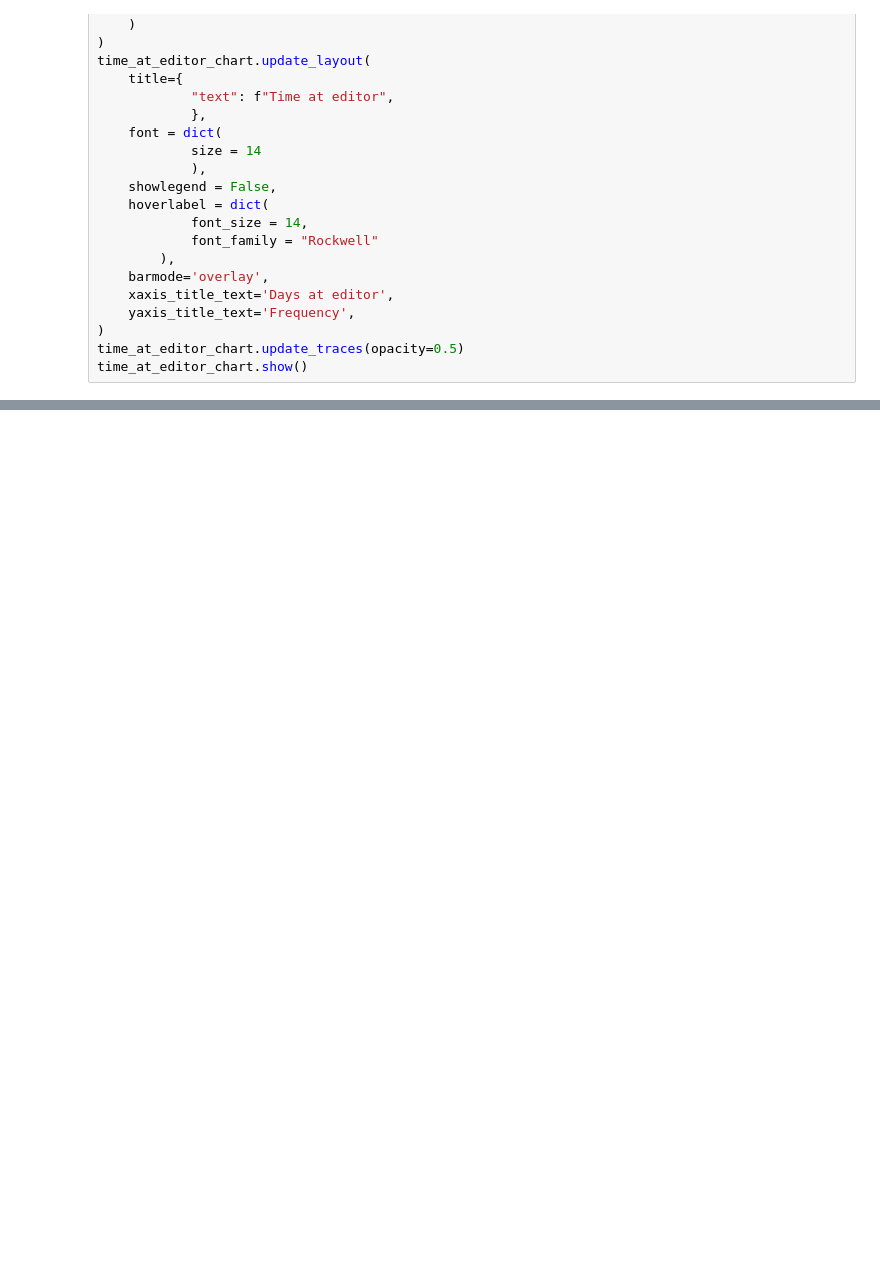
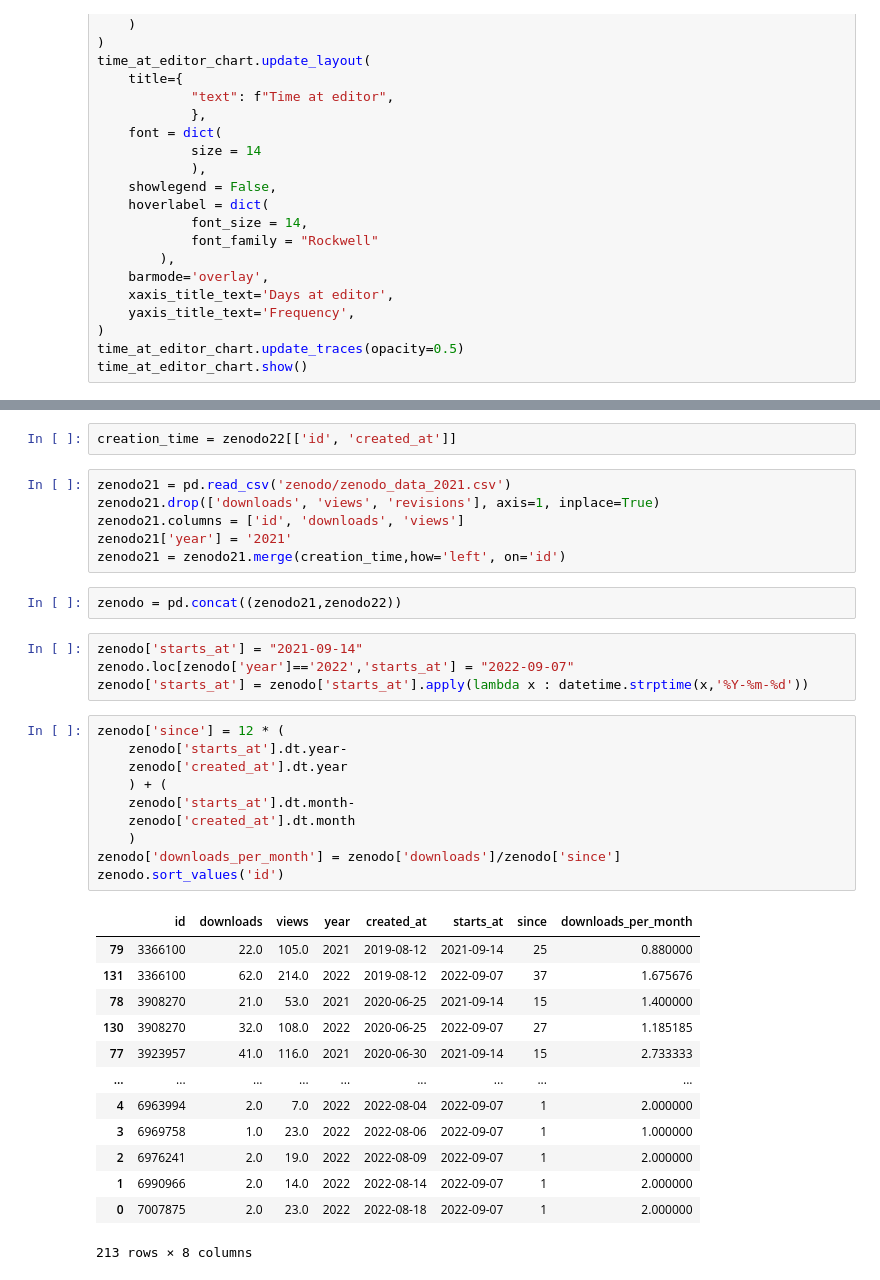
Before and after one commit to REStud/report, a Jupyter notebook: test.ipynb, the cells around one changed output, grey strips where cells are left out. Drawn from its saved outputs; the diff is of its cells as text; blank space fills up the shorter version.

```diff
--- a/test.ipynb
+++ b/test.ipynb
@@ -100,0 +162,38 @@ revisions_chart.show()
+# %%
+creation_time = zenodo22[['id', 'created_at']]
+# %%
+zenodo21 = pd.read_csv('zenodo/zenodo_data_2021.csv')
+zenodo21.drop(['downloads', 'views', 'revisions'], axis=1, inplace=True)
+zenodo21.columns = ['id', 'downloads', 'views']
+zenodo21['year'] = '2021'
+zenodo21 = zenodo21.merge(creation_time,how='left', on='id')
+# %%
+zenodo = pd.concat((zenodo21,zenodo22))
+# %%
+zenodo['starts_at'] = "2021-09-14"
+zenodo.loc[zenodo['year']=='2022','starts_at'] = "2022-09-07"
+zenodo['starts_at'] = zenodo['starts_at'].apply(lambda x : datetime.strptime(x,'%Y-%m-%d'))
+# %%
+zenodo['since'] = 12 * (
+    zenodo['starts_at'].dt.year-
+    zenodo['created_at'].dt.year
+    ) + (
+    zenodo['starts_at'].dt.month-
+    zenodo['created_at'].dt.month
+    )
+zenodo['downloads_per_month'] = zenodo['downloads']/zenodo['since']
+zenodo.sort_values('id')
+# %% [output]
+|  | id | downloads | views | year | created_at | starts_at | since | downloads_per_month |
+| 79 | 3366100 | 22.0 | 105.0 | 2021 | 2019-08-12 | 2021-09-14 | 25 | 0.880000 |
+| 131 | 3366100 | 62.0 | 214.0 | 2022 | 2019-08-12 | 2022-09-07 | 37 | 1.675676 |
+| 78 | 3908270 | 21.0 | 53.0 | 2021 | 2020-06-25 | 2021-09-14 | 15 | 1.400000 |
+| 130 | 3908270 | 32.0 | 108.0 | 2022 | 2020-06-25 | 2022-09-07 | 27 | 1.185185 |
+| 77 | 3923957 | 41.0 | 116.0 | 2021 | 2020-06-30 | 2021-09-14 | 15 | 2.733333 |
+| ... | ... | ... | ... | ... | ... | ... | ... | ... |
+| 4 | 6963994 | 2.0 | 7.0 | 2022 | 2022-08-04 | 2022-09-07 | 1 | 2.000000 |
+| 3 | 6969758 | 1.0 | 23.0 | 2022 | 2022-08-06 | 2022-09-07 | 1 | 1.000000 |
+| 2 | 6976241 | 2.0 | 19.0 | 2022 | 2022-08-09 | 2022-09-07 | 1 | 2.000000 |
+| 1 | 6990966 | 2.0 | 14.0 | 2022 | 2022-08-14 | 2022-09-07 | 1 | 2.000000 |
+| 0 | 7007875 | 2.0 | 23.0 | 2022 | 2022-08-18 | 2022-09-07 | 1 | 2.000000 |
+213 rows × 8 columns
```
Also changed, not shown: parts of 15 cells of this notebook.
